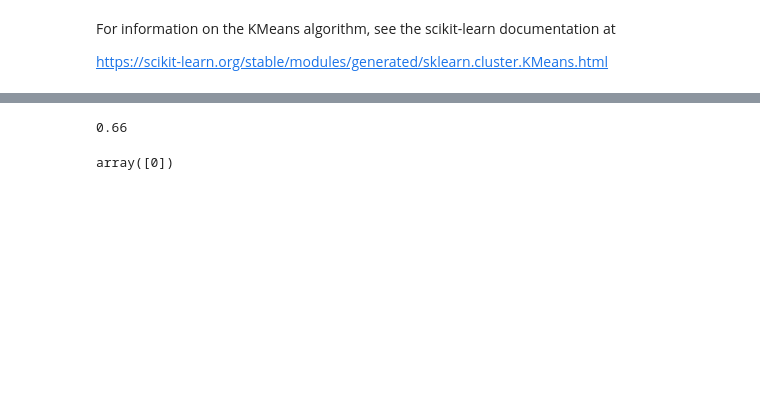
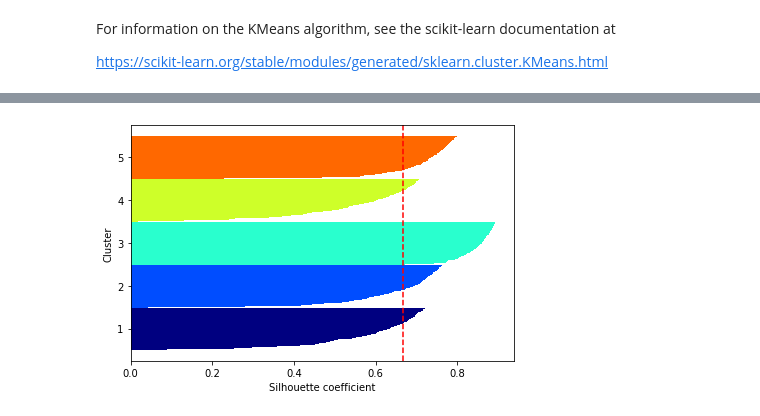
Before and after one commit to Alif108/CSE_472_Machine_Learning, a Jupyter notebook: K-means clustering/k_means_1.ipynb, the cells around one changed output, grey strips where cells are left out. Saved outputs shown, nothing was run; the diff lists cells and outputs as text; code cells hidden in the pictures; blank space fills up the shorter version.

Commit message:
K-Means

```diff
--- a/K-means clustering/k_means_1.ipynb
+++ b/K-means clustering/k_means_1.ipynb
@@ -86,14 +119,35 @@ silhouette_score(X, model.labels_, metric='euclidean')
-# %%
-from sklearn.metrics import  accuracy_score
-
-y_changed = y.copy()
-y_changed[y_changed == 0] = 2
-y_changed[y_changed == 1] = 0
-y_changed[y_changed == 2] = 1
-accuracy_score(y_changed, model.labels_)
-# %% [output]
-0.66
-# %%
-model.predict([[1.54659452, -2.7851866]])
-# %% [output]
-array([0])
+# %%
+# generate sillhouette plot
+import numpy as np
+from matplotlib import cm
+from sklearn.metrics import silhouette_samples
+
+cluster_labels = np.unique(model.labels_)
+n_clusters = cluster_labels.shape[0]
+silhouette_vals = silhouette_samples(X, model.labels_, metric='euclidean')  # silhouette coefficients for each sample
+
+# y-axis: cluster labels
+# x-axis: silhouette coefficients
+# dotted line: average silhouette score for all observations
+# solid line: silhouette score for each cluster
+y_ax_lower, y_ax_upper = 0, 0
+yticks = []
+
+for i, c in enumerate(cluster_labels):
+    c_silhouette_vals = silhouette_vals[model.labels_ == c]   # silhouette coefficients for each sample
+    c_silhouette_vals.sort()
+    y_ax_upper += len(c_silhouette_vals)
+    color = cm.jet(i / n_clusters)   # color map
+    plt.barh(range(y_ax_lower, y_ax_upper), c_silhouette_vals, height=1.0, edgecolor='none', color=color)
+    yticks.append((y_ax_lower + y_ax_upper) / 2)   # yticks: center of each cluster
+    y_ax_lower += len(c_silhouette_vals)
+
+silhouette_avg = np.mean(silhouette_vals)   # average silhouette score for all observations
+plt.axvline(silhouette_avg, color='red', linestyle='--')
+plt.yticks(yticks, cluster_labels + 1)
+plt.ylabel('Cluster')
+plt.xlabel('Silhouette coefficient')
+plt.tight_layout()
+plt.show()
+# %% [output]
+[figure, added]
```
Also changed, not shown: parts of 10 cells of this notebook.
